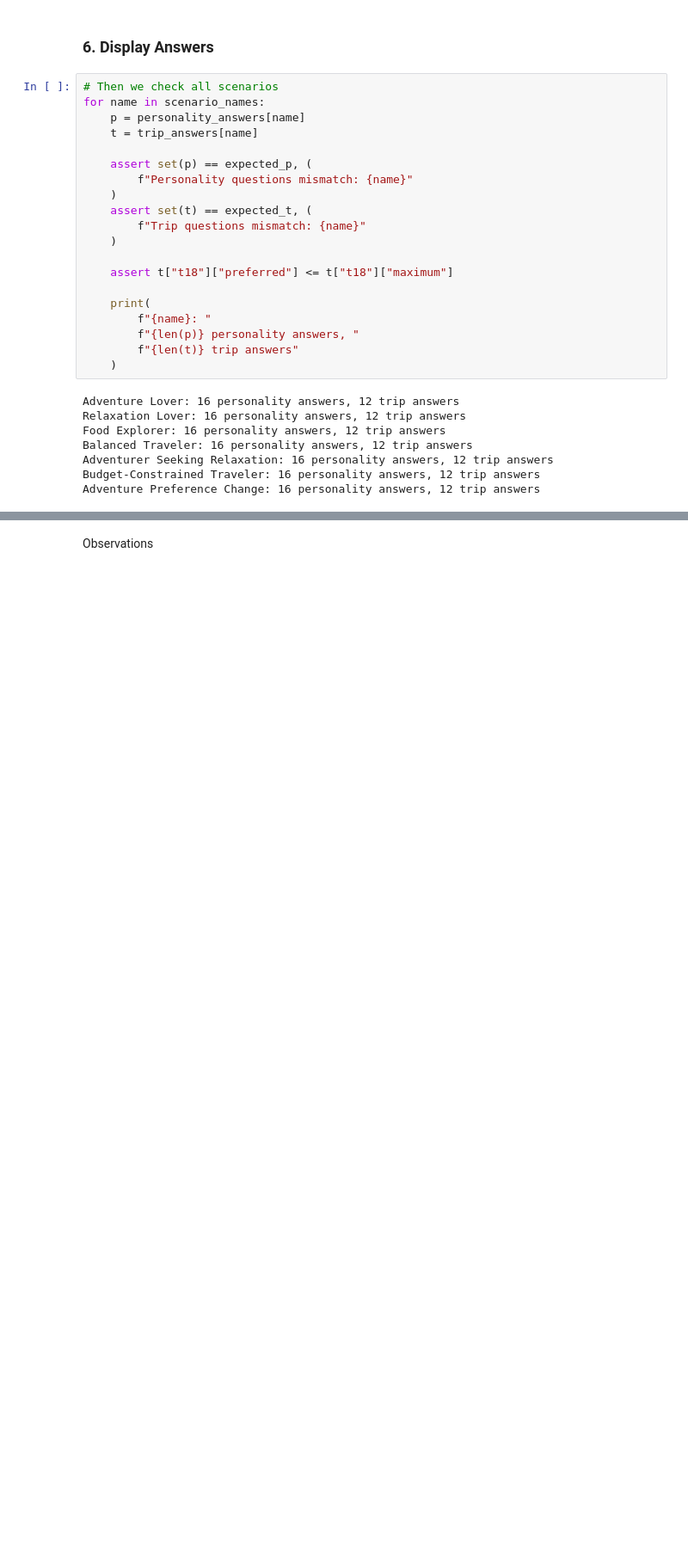
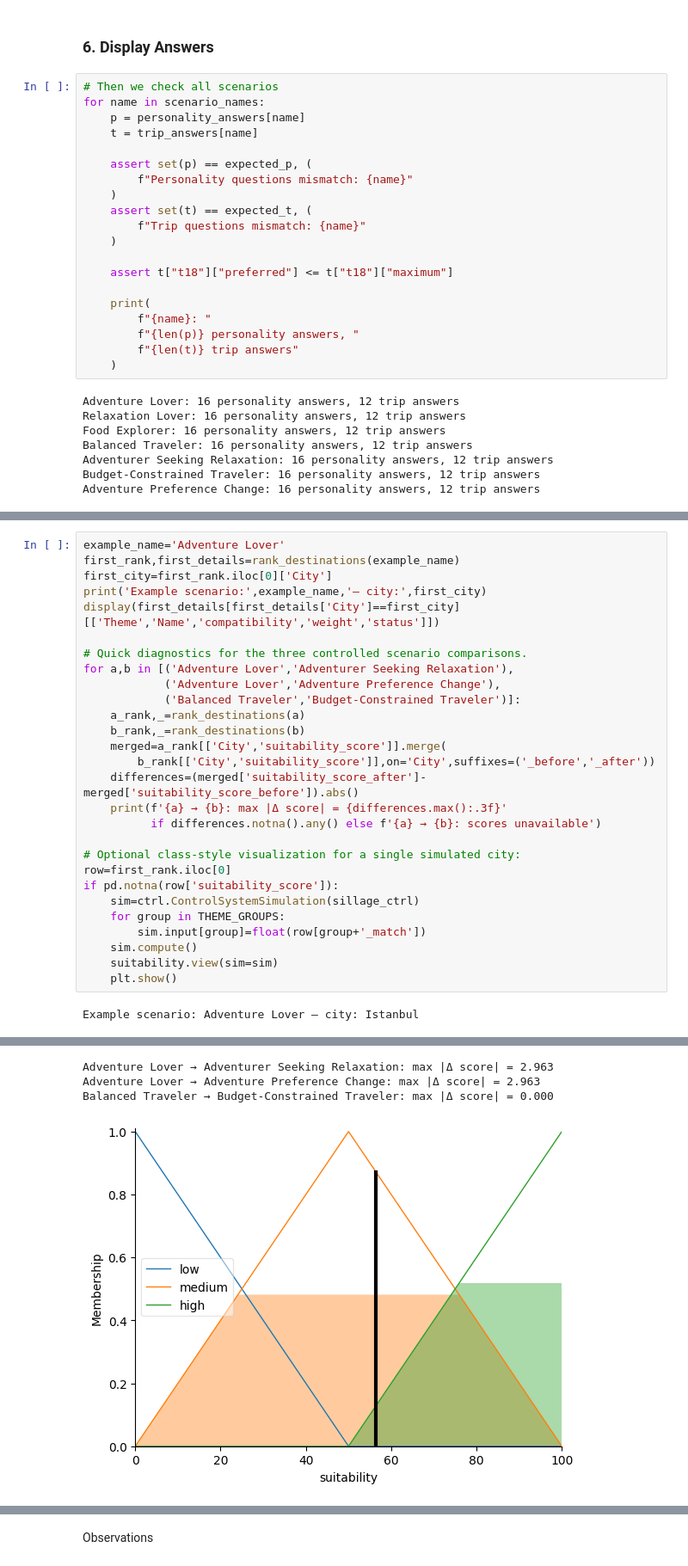
Before and after one commit to IBURTS/Fuzzy_Set_1_Projet, a Jupyter notebook: Sillage_fuzzy_model_evaluation.ipynb, the cells around one changed output, grey strips where cells are left out. Shown at 86% size. Drawn from its saved outputs; the diff is of its cells as text; blank space fills up the shorter version.

```diff
--- a/Sillage_fuzzy_model_evaluation.ipynb
+++ b/Sillage_fuzzy_model_evaluation.ipynb
@@ -511,0 +937,30 @@ hello world
+# %%
+example_name='Adventure Lover'
+first_rank,first_details=rank_destinations(example_name)
+first_city=first_rank.iloc[0]['City']
+print('Example scenario:',example_name,'— city:',first_city)
+display(first_details[first_details['City']==first_city][['Theme','Name','compatibility','weight','status']])
+
+# Quick diagnostics for the three controlled scenario comparisons.
+for a,b in [('Adventure Lover','Adventurer Seeking Relaxation'),
+            ('Adventure Lover','Adventure Preference Change'),
+            ('Balanced Traveler','Budget-Constrained Traveler')]:
+    a_rank,_=rank_destinations(a)
+    b_rank,_=rank_destinations(b)
+    merged=a_rank[['City','suitability_score']].merge(
+        b_rank[['City','suitability_score']],on='City',suffixes=('_before','_after'))
+    differences=(merged['suitability_score_after']-merged['suitability_score_before']).abs()
+    print(f'{a} → {b}: max |Δ score| = {differences.max():.3f}'
+          if differences.notna().any() else f'{a} → {b}: scores unavailable')
+
+# Optional class-style visualization for a single simulated city:
+row=first_rank.iloc[0]
+if pd.notna(row['suitability_score']):
+    sim=ctrl.ControlSystemSimulation(sillage_ctrl)
+    for group in THEME_GROUPS:
+        sim.input[group]=float(row[group+'_match'])
+    sim.compute()
+    suitability.view(sim=sim)
+    plt.show()
+# %% [output]
+Example scenario: Adventure Lover — city: Istanbul
@@ -511,0 +984,4 @@ hello world
+Adventure Lover → Adventurer Seeking Relaxation: max |Δ score| = 2.963
+Adventure Lover → Adventure Preference Change: max |Δ score| = 2.963
+Balanced Traveler → Budget-Constrained Traveler: max |Δ score| = 0.000
+[figure, added]
```
Also changed, not shown: parts of 17 cells of this notebook, 2 other files.
